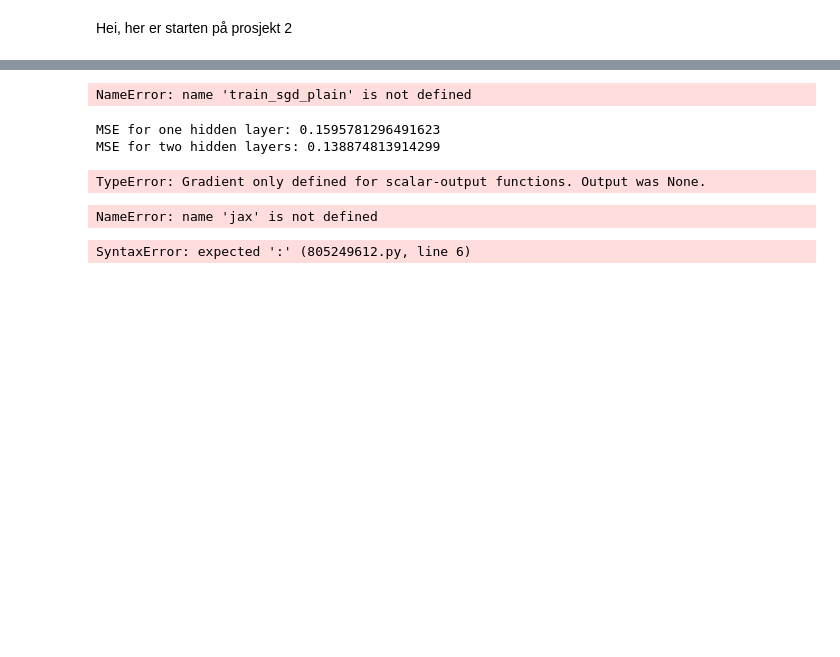
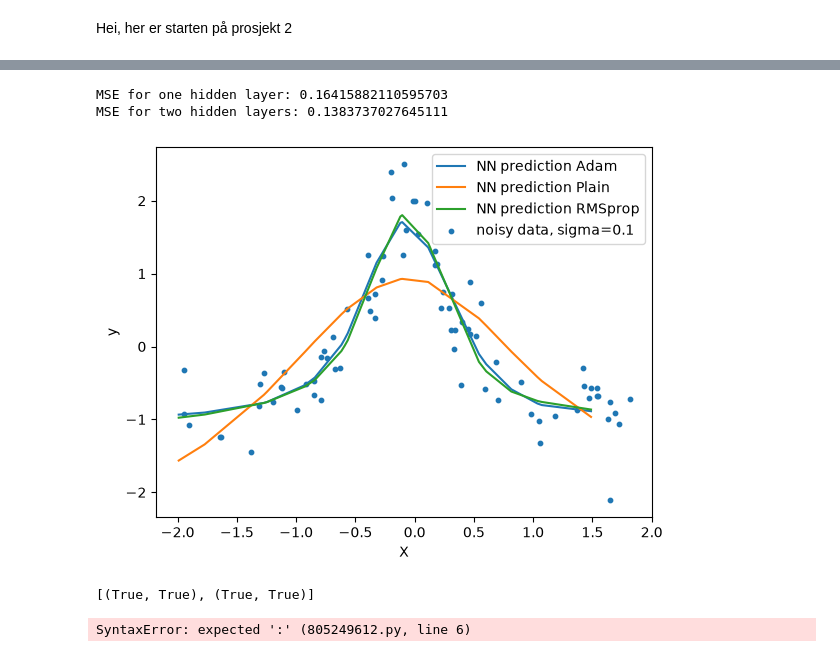
Before and after one commit to kevintannum/FYS-STK3155---Projects---UiO, a Jupyter notebook: Code/project2.ipynb, the cells around one changed output, grey strips where cells are left out. Saved outputs shown, nothing was run; the diff lists cells and outputs as text; code cells hidden in the pictures; blank space fills up the shorter version.

```diff
--- a/Code/project2.ipynb
+++ b/Code/project2.ipynb
@@ -101,5 +254,14 @@ plt.show()
+# %%
+MSE_one_hidden = np.mean((y_pred_one_hidden_layers.flatten() - ytest)**2)
+print(f"MSE for one hidden layer: {MSE_one_hidden}")
+
+MSE_two_hidden = np.mean((y_pred_two_hidden_layers.flatten() - ytest)**2)
+print(f"MSE for two hidden layers: {MSE_two_hidden}")
+# %% [output]
+MSE for one hidden layer: 0.16415882110595703
+MSE for two hidden layers: 0.1383737027645111
 # %%
-epochs = 10
+epochs = 1000
 t0 = 1.0
 t1 = 100.0
 batch_size = 10
@@ -152,17 +314,23 @@ layers_RMSprop = train_sgd_RMSprop(
     t0 = t0,
     t1 = t1
 )
-# %% [output]
-NameError: name 'train_sgd_plain' is not defined
-# %%
-MSE_one_hidden = np.mean((y_pred_one_hidden_layers.flatten() - ytest)**2)
-print(f"MSE for one hidden layer: {MSE_one_hidden}")
-
-MSE_two_hidden = np.mean((y_pred_two_hidden_layers.flatten() - ytest)**2)
-print(f"MSE for two hidden layers: {MSE_two_hidden}")
-# %% [output]
-MSE for one hidden layer: 0.1595781296491623
-MSE for two hidden layers: 0.138874813914299
+# %%
+y_pred_adam = feed_forward(Xtest, layers_adam, [sigmoid, lambda z: z])
+y_pred_plain = feed_forward(Xtest, layers_plain, [sigmoid, lambda z: z])
+y_pred_RMSprop = feed_forward(Xtest, layers_RMSprop, [sigmoid, lambda z: z])
+
+sort_idx = np.argsort(Xtest.flatten())
+
+plt.plot(Xtest[sort_idx], y_pred_adam[sort_idx], label="NN prediction Adam")
+plt.plot(Xtest[sort_idx], y_pred_plain[sort_idx], label="NN prediction Plain")
+plt.plot(Xtest[sort_idx], y_pred_RMSprop[sort_idx], label="NN prediction RMSprop")
+plt.scatter(Xtrain, ytrain, s=10, label=f"noisy data, sigma={sigma}")
+plt.xlabel("X")
+plt.ylabel("y")
+plt.legend()
+plt.show()
+# %% [output]
+[figure, added]
 # %%
 cost_grad = jax.grad(cost, argnums=0)
 
@@ -172,23 +340,13 @@ layer_grads = backpropagation(Xtrain, layers, [sigmoid, lambda z: z], target = y
 
 cost_grad = jax.grad(cost, argnums=0)
 layer_grads_jax = cost_grad(layers, Xtrain, [sigmoid, lambda z: z], ytrain.reshape(-1, 1))
-print(layer_grads_jax)
+#print(layer_grads_jax)
 
 # the check: every dW and db agrees with JAX to machine precision
 print([ (np.allclose(dW, dW_j), np.allclose(db, db_j))
         for (dW, db), (dW_j, db_j) in zip(layer_grads, layer_grads_jax) ])
 # %% [output]
-TypeError: Gradient only defined for scalar-output functions. Output was None.
+[(True, True), (True, True)]
-# %%
-cost_grad = jax.grad(cost, argnums=0)
-layer_grads_jax = cost_grad(layers, x, [sigmoid, ReLU], target)
-print(layer_grads_jax)
-
-# the check: every dW and db agrees with JAX to machine precision
-print([ (np.allclose(dW, dW_j), np.allclose(db, db_j))
-        for (dW, db), (dW_j, db_j) in zip(layer_grads, layer_grads_jax) ])
-# %% [output]
-NameError: name 'jax' is not defined
 # %%
 functions = [ReLU, leaky_ReLU, sigmoid]
 number_of_nodes = np.arange(2,10,2)  # Example range of nodes
```
Also changed, not shown: parts of 4 cells of this notebook.
